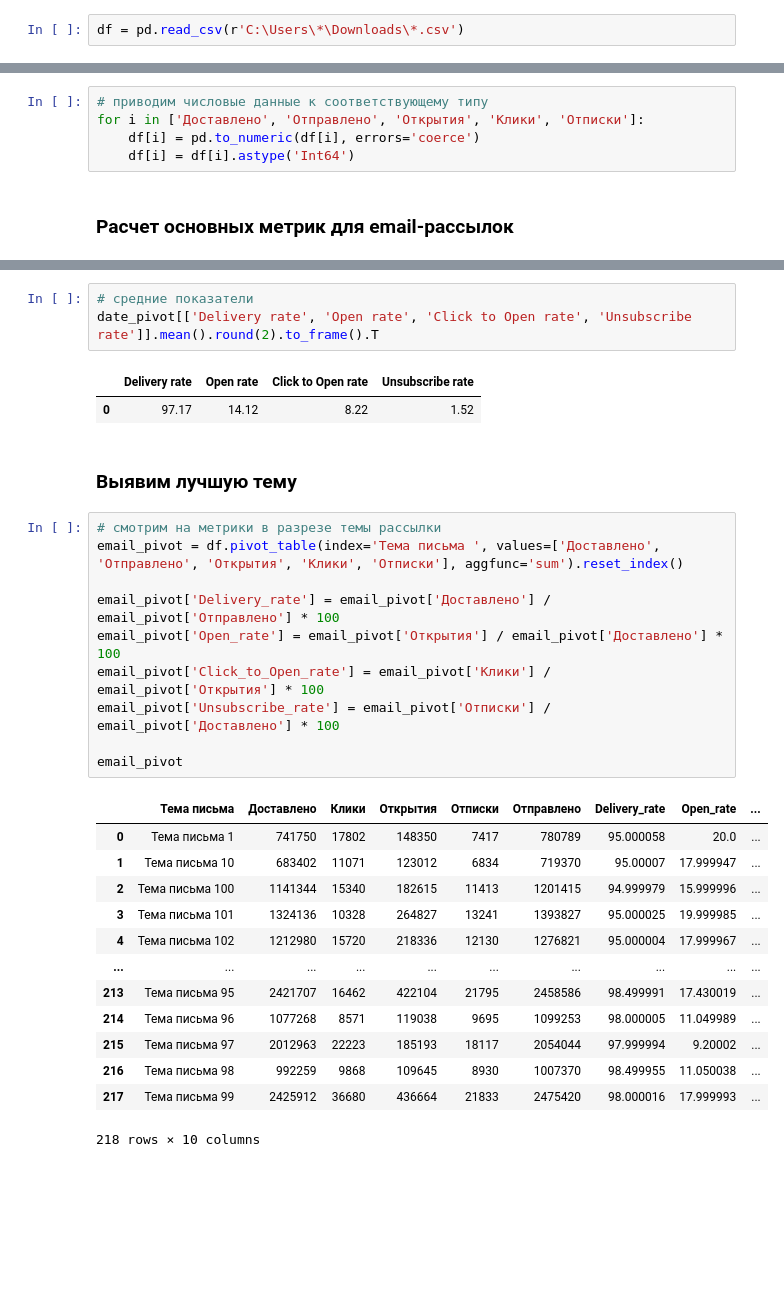
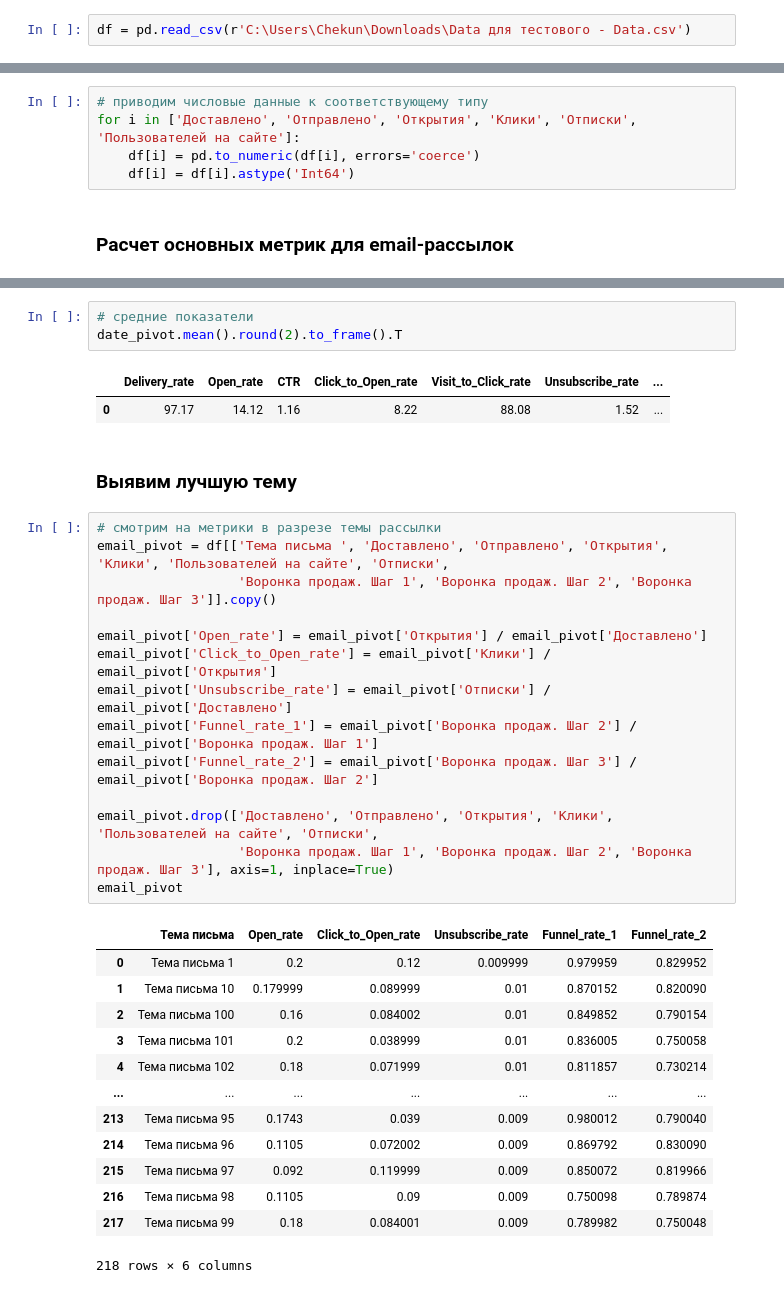
Before and after one commit to chekun4k/data-analytics-portfolio, a Jupyter notebook: Маркейтинговый анализ email-рассылок/Маркейтинговый анализ email-рассылок.ipynb, the cells around one changed output, grey strips where cells are left out. Saved outputs shown, nothing was run; the diff lists cells and outputs as text; blank space fills up the shorter version.

```diff
--- a/Маркейтинговый анализ email-рассылок/Маркейтинговый анализ email-рассылок.ipynb
+++ b/Маркейтинговый анализ email-рассылок/Маркейтинговый анализ email-рассылок.ipynb
@@ -5,7 +5,7 @@ import pandas as pd
 import matplotlib.pyplot as plt
 import seaborn as sns
 # %%
-df = pd.read_csv(r'C:\Users\*\Downloads\*.csv')
+df = pd.read_csv(r'C:\Users\Chekun\Downloads\Data для тестового - Data.csv')
 # %%
 df.info()
 # %% [output]
@@ -49,7 +49,7 @@ df['Год_месяц']
 Name: Год_месяц, Length: 218, dtype: period[M]
 # %%
 # приводим числовые данные к соответствующему типу
-for i in ['Доставлено', 'Отправлено', 'Открытия', 'Клики', 'Отписки']:
+for i in ['Доставлено', 'Отправлено', 'Открытия', 'Клики', 'Отписки', 'Пользователей на сайте']:
     df[i] = pd.to_numeric(df[i], errors='coerce')
     df[i] = df[i].astype('Int64')
 # %% [markdown]
@@ -83,32 +97,36 @@ date_pivot
 # %%
 # средние показатели
-date_pivot[['Delivery rate', 'Open rate', 'Click to Open rate', 'Unsubscribe rate']].mean().round(2).to_frame().T
+date_pivot.mean().round(2).to_frame().T
 # %% [output]
-|  | Delivery rate | Open rate | Click to Open rate | Unsubscribe rate |
-| 0 | 97.17 | 14.12 | 8.22 | 1.52 |
+|  | Delivery_rate | Open_rate | CTR | Click_to_Open_rate | Visit_to_Click_rate | Unsubscribe_rate | ... |
+| 0 | 97.17 | 14.12 | 1.16 | 8.22 | 88.08 | 1.52 | ... |
 # %% [markdown]
 ### Выявим лучшую тему
 # %%
 # смотрим на метрики в разрезе темы рассылки
-email_pivot = df.pivot_table(index='Тема письма ', values=['Доставлено', 'Отправлено', 'Открытия', 'Клики', 'Отписки'], aggfunc='sum').reset_index()
+email_pivot = df[['Тема письма ', 'Доставлено', 'Отправлено', 'Открытия', 'Клики', 'Пользователей на сайте', 'Отписки',
+                  'Воронка продаж. Шаг 1', 'Воронка продаж. Шаг 2', 'Воронка продаж. Шаг 3']].copy()
 
-email_pivot['Delivery_rate'] = email_pivot['Доставлено'] / email_pivot['Отправлено'] * 100
-email_pivot['Open_rate'] = email_pivot['Открытия'] / email_pivot['Доставлено'] * 100
-email_pivot['Click_to_Open_rate'] = email_pivot['Клики'] / email_pivot['Открытия'] * 100
-email_pivot['Unsubscribe_rate'] = email_pivot['Отписки'] / email_pivot['Доставлено'] * 100
+email_pivot['Open_rate'] = email_pivot['Открытия'] / email_pivot['Доставлено']
+email_pivot['Click_to_Open_rate'] = email_pivot['Клики'] / email_pivot['Открытия']
+email_pivot['Unsubscribe_rate'] = email_pivot['Отписки'] / email_pivot['Доставлено']
+email_pivot['Funnel_rate_1'] = email_pivot['Воронка продаж. Шаг 2'] / email_pivot['Воронка продаж. Шаг 1']
+email_pivot['Funnel_rate_2'] = email_pivot['Воронка продаж. Шаг 3'] / email_pivot['Воронка продаж. Шаг 2']
 
+email_pivot.drop(['Доставлено', 'Отправлено', 'Открытия', 'Клики', 'Пользователей на сайте', 'Отписки',
+                  'Воронка продаж. Шаг 1', 'Воронка продаж. Шаг 2', 'Воронка продаж. Шаг 3'], axis=1, inplace=True)
 email_pivot
 # %% [output]
-|  | Тема письма | Доставлено | Клики | Открытия | Отписки | Отправлено | Delivery_rate | Open_rate | ... |
-| 0 | Тема письма 1 | 741750 | 17802 | 148350 | 7417 | 780789 | 95.000058 | 20.0 | ... |
-| 1 | Тема письма 10 | 683402 | 11071 | 123012 | 6834 | 719370 | 95.00007 | 17.999947 | ... |
-| 2 | Тема письма 100 | 1141344 | 15340 | 182615 | 11413 | 1201415 | 94.999979 | 15.999996 | ... |
-| 3 | Тема письма 101 | 1324136 | 10328 | 264827 | 13241 | 1393827 | 95.000025 | 19.999985 | ... |
-| 4 | Тема письма 102 | 1212980 | 15720 | 218336 | 12130 | 1276821 | 95.000004 | 17.999967 | ... |
-| ... | ... | ... | ... | ... | ... | ... | ... | ... | ... |
-| 213 | Тема письма 95 | 2421707 | 16462 | 422104 | 21795 | 2458586 | 98.499991 | 17.430019 | ... |
-| 214 | Тема письма 96 | 1077268 | 8571 | 119038 | 9695 | 1099253 | 98.000005 | 11.049989 | ... |
-| 215 | Тема письма 97 | 2012963 | 22223 | 185193 | 18117 | 2054044 | 97.999994 | 9.20002 | ... |
-| 216 | Тема письма 98 | 992259 | 9868 | 109645 | 8930 | 1007370 | 98.499955 | 11.050038 | ... |
-| 217 | Тема письма 99 | 2425912 | 36680 | 436664 | 21833 | 2475420 | 98.000016 | 17.999993 | ... |
+|  | Тема письма | Open_rate | Click_to_Open_rate | Unsubscribe_rate | Funnel_rate_1 | Funnel_rate_2 |
+| 0 | Тема письма 1 | 0.2 | 0.12 | 0.009999 | 0.979959 | 0.829952 |
+| 1 | Тема письма 10 | 0.179999 | 0.089999 | 0.01 | 0.870152 | 0.820090 |
+| 2 | Тема письма 100 | 0.16 | 0.084002 | 0.01 | 0.849852 | 0.790154 |
+| 3 | Тема письма 101 | 0.2 | 0.038999 | 0.01 | 0.836005 | 0.750058 |
+| 4 | Тема письма 102 | 0.18 | 0.071999 | 0.01 | 0.811857 | 0.730214 |
+| ... | ... | ... | ... | ... | ... | ... |
+| 213 | Тема письма 95 | 0.1743 | 0.039 | 0.009 | 0.980012 | 0.790040 |
+| 214 | Тема письма 96 | 0.1105 | 0.072002 | 0.009 | 0.869792 | 0.830090 |
+| 215 | Тема письма 97 | 0.092 | 0.119999 | 0.009 | 0.850072 | 0.819966 |
+| 216 | Тема письма 98 | 0.1105 | 0.09 | 0.009 | 0.750098 | 0.789874 |
+| 217 | Тема письма 99 | 0.18 | 0.084001 | 0.009 | 0.789982 | 0.750048 |
-218 rows × 10 columns
+218 rows × 6 columns
```
Also changed, not shown: parts of 42 cells of this notebook.
